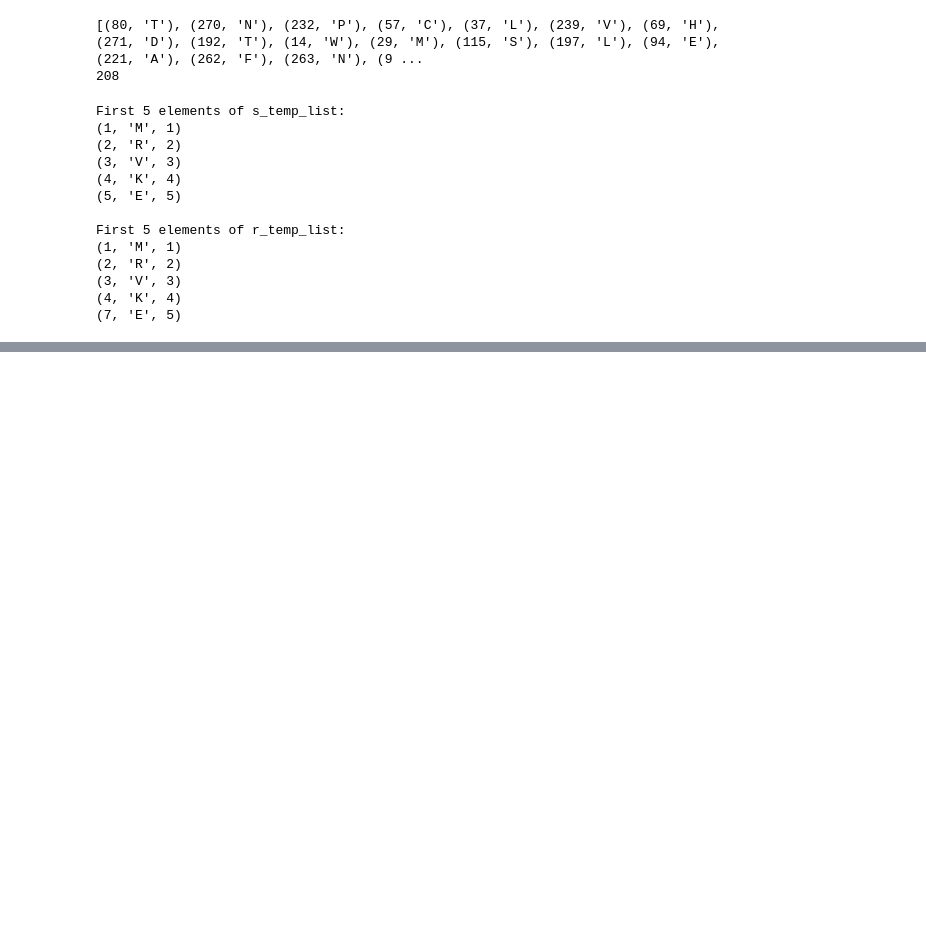
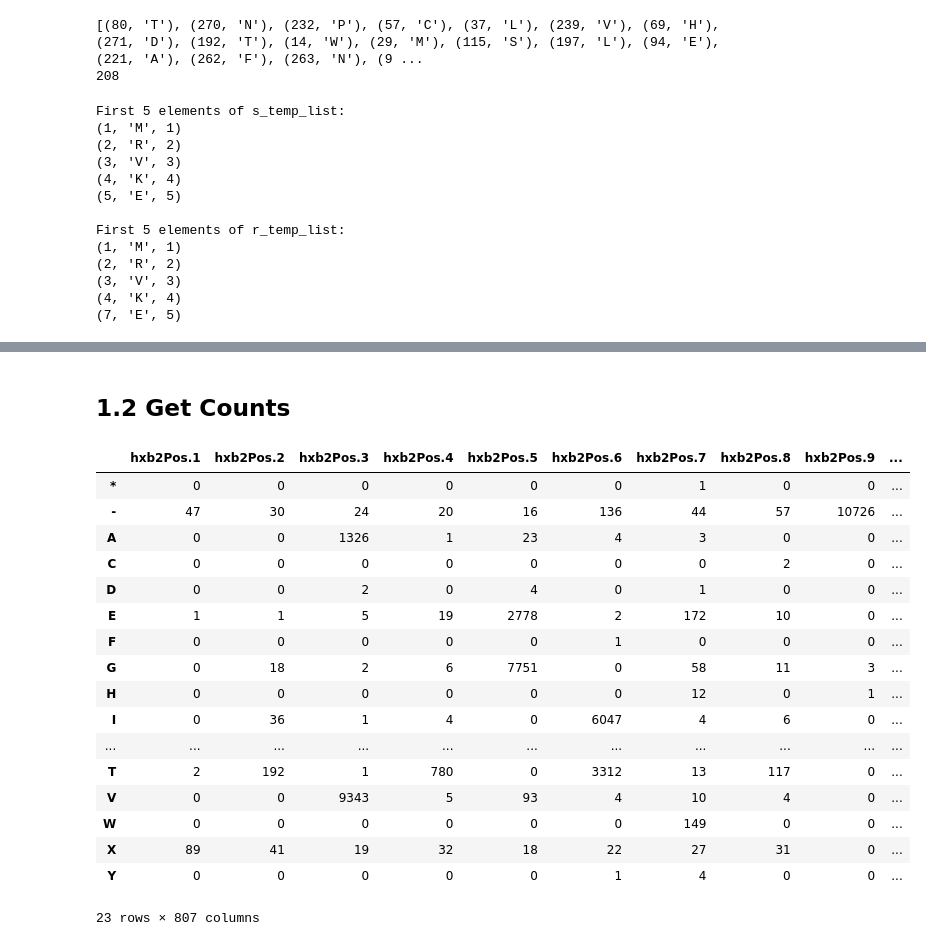
Before and after one commit to MarthinMandig/Fred_Hutch_HIV_Dump_Code, a Jupyter notebook: Fred_Hutch_RV144.ipynb, the cells around one changed output, grey strips where cells are left out. Cells and saved outputs as stored; diff of their text form; code cells hidden in the pictures; blank space fills up the shorter version.

```diff
--- a/Fred_Hutch_RV144.ipynb
+++ b/Fred_Hutch_RV144.ipynb
@@ -1066,0 +969,14 @@ NameError: name 'r' is not defined
+# %%
+ref_split_seqs = [] #empty list to hold split sequences
+
+for seq in USMHRP_RV144_ref_seq_data:
+    split_seq = list(seq)
+    ref_split_seqs.append(split_seq)
+
+# Create a new DataFrame from the list of split sequences
+Reflist = pd.DataFrame(ref_split_seqs)
+
+# sneaky way to get those 807 sites!
+Reflist = Reflist[ref_lanl_map.index]
+Reflist.columns = [f'hxb2Pos.{i}' for i in ref_lanl_map.hxb2Pos.values]
+Reflist
@@ -1066,0 +1025,39 @@ NameError: name 'r' is not defined
+# %% [markdown]
+## 1.2 Get Counts
+# %%
+# reduce to a single Unknown AA in X
+StudyList = StudyList.replace('#','X')
+Reflist = Reflist.replace('#','X')
+# %%
+#For reference list
+# Create an empty dictionary to store the counts
+ref_counts = {}
+
+# Loop through each position column and count amino acids
+for col in Reflist.columns:
+    ref_counts[col] = Reflist[col].value_counts()
+
+# Convert the dictionary to a DataFrame
+ref_counts_df = pd.DataFrame(ref_counts).fillna(0).astype(int)
+
+# Display the tally
+ref_counts_df
+# %% [output]
+|  | hxb2Pos.1 | hxb2Pos.2 | hxb2Pos.3 | hxb2Pos.4 | hxb2Pos.5 | hxb2Pos.6 | hxb2Pos.7 | hxb2Pos.8 | hxb2Pos.9 | ... |
+| * | 0 | 0 | 0 | 0 | 0 | 0 | 1 | 0 | 0 | ... |
+| - | 47 | 30 | 24 | 20 | 16 | 136 | 44 | 57 | 10726 | ... |
+| A | 0 | 0 | 1326 | 1 | 23 | 4 | 3 | 0 | 0 | ... |
+| C | 0 | 0 | 0 | 0 | 0 | 0 | 0 | 2 | 0 | ... |
+| D | 0 | 0 | 2 | 0 | 4 | 0 | 1 | 0 | 0 | ... |
+| E | 1 | 1 | 5 | 19 | 2778 | 2 | 172 | 10 | 0 | ... |
+| F | 0 | 0 | 0 | 0 | 0 | 1 | 0 | 0 | 0 | ... |
+| G | 0 | 18 | 2 | 6 | 7751 | 0 | 58 | 11 | 3 | ... |
+| H | 0 | 0 | 0 | 0 | 0 | 0 | 12 | 0 | 1 | ... |
+| I | 0 | 36 | 1 | 4 | 0 | 6047 | 4 | 6 | 0 | ... |
+| ... | ... | ... | ... | ... | ... | ... | ... | ... | ... | ... |
+| T | 2 | 192 | 1 | 780 | 0 | 3312 | 13 | 117 | 0 | ... |
+| V | 0 | 0 | 9343 | 5 | 93 | 4 | 10 | 4 | 0 | ... |
+| W | 0 | 0 | 0 | 0 | 0 | 0 | 149 | 0 | 0 | ... |
+| X | 89 | 41 | 19 | 32 | 18 | 22 | 27 | 31 | 0 | ... |
+| Y | 0 | 0 | 0 | 0 | 0 | 1 | 4 | 0 | 0 | ... |
+23 rows × 807 columns
```
Also changed, not shown: parts of 17 cells of this notebook.
